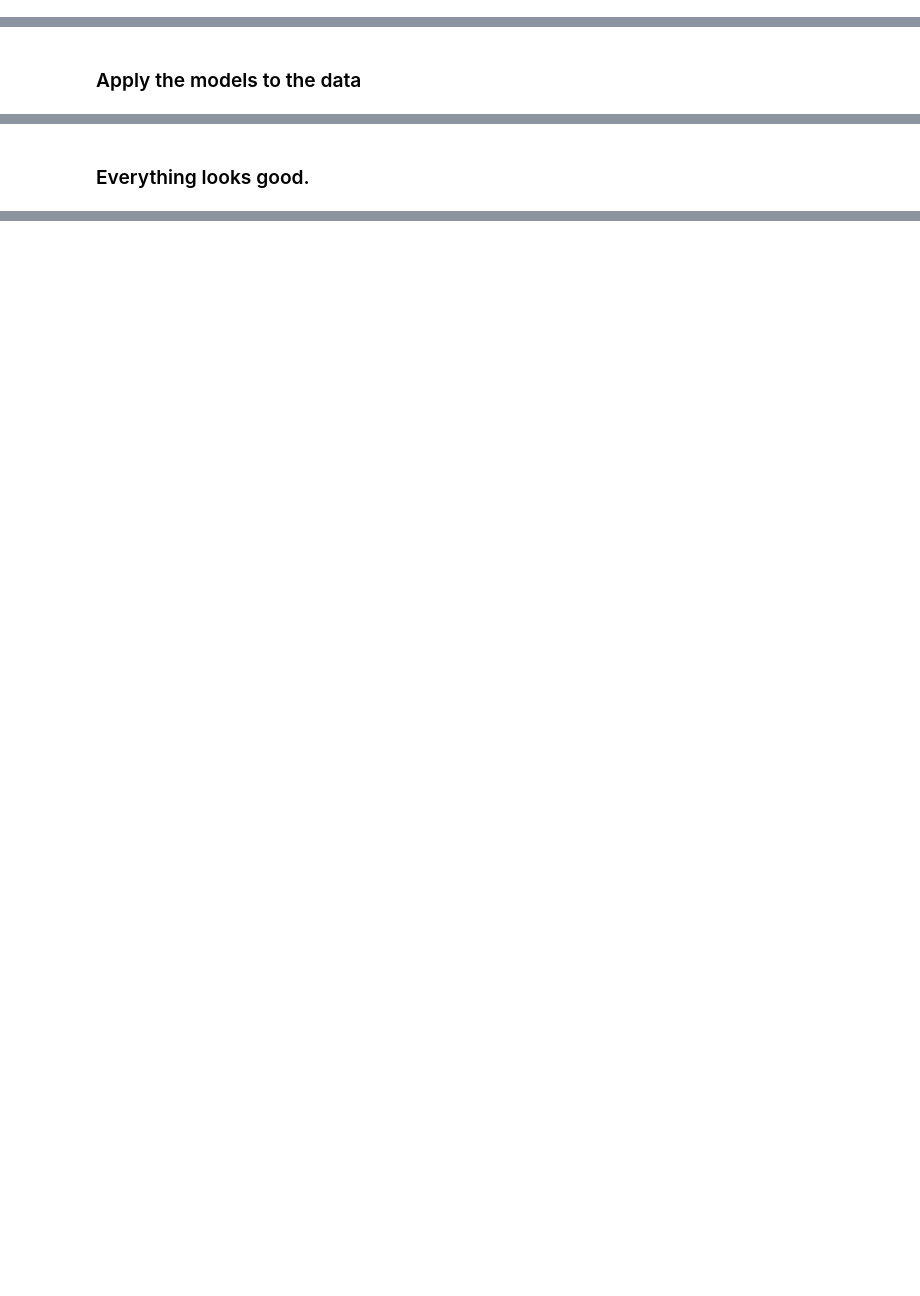
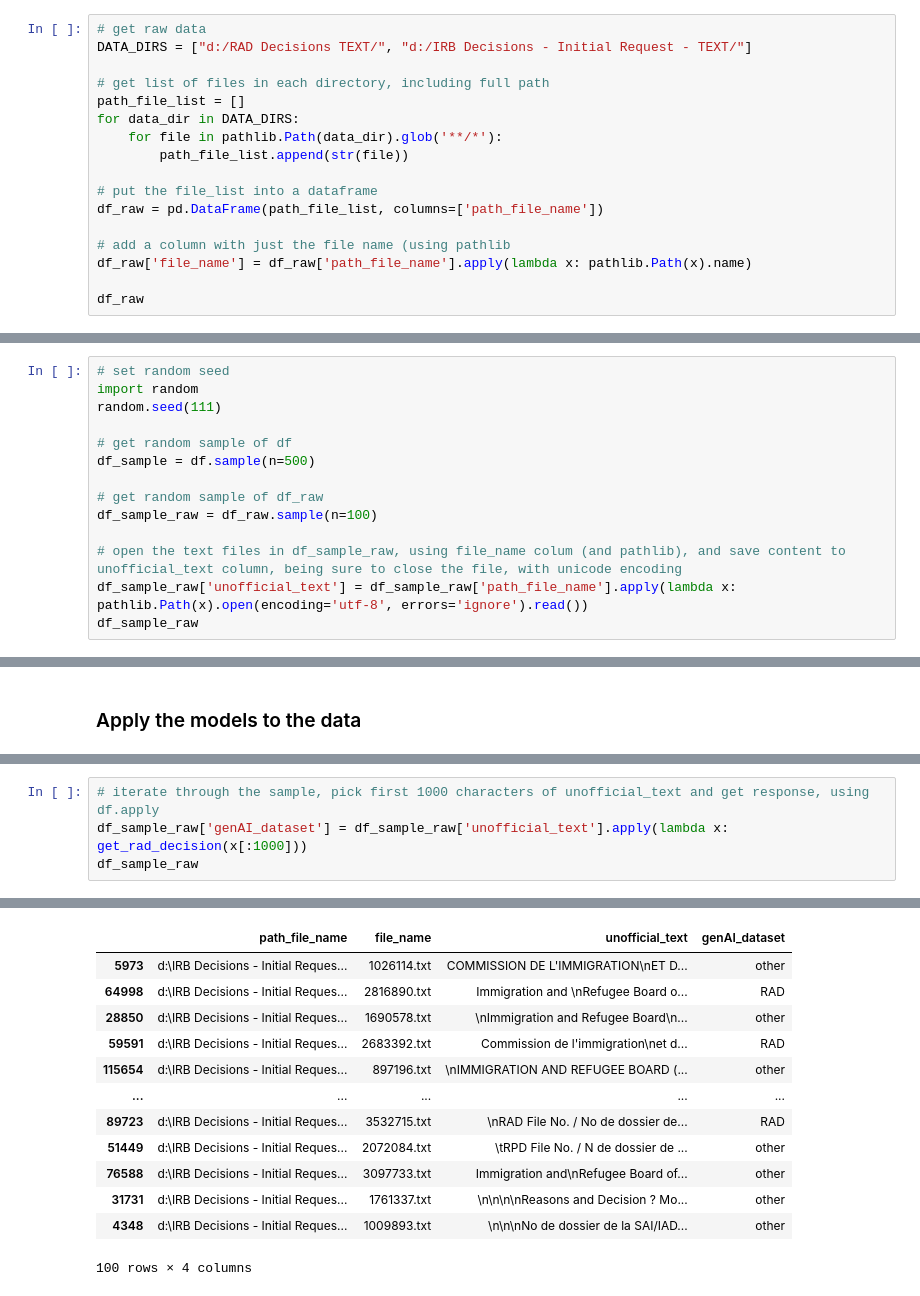
Before and after one commit to Refugee-Law-Lab/rad_bulk_data, a Jupyter notebook: genAI-verification.ipynb, the cells around one changed output, grey strips where cells are left out. Drawn from its saved outputs; the diff is of its cells as text; blank space fills up the shorter version.

Commit message:
ran verification on raw text

```diff
--- a/genAI-verification.ipynb
+++ b/genAI-verification.ipynb
@@ -81,3 +81,20 @@ df
 | 26382 | MC2-03068 |  | RAD |  | MC2-03068 - Final February 2023.txt | 2023-11-12 | 2023-02-02 | 2023 | ... |
 | 26383 | MC2-03068 |  | RAD |  | MC2-03068tf.txt | 2023-11-12 | 2023-02-02 | 2023 | ... |
 26384 rows × 11 columns
+# %%
+# get raw data
+DATA_DIRS = ["d:/RAD Decisions TEXT/", "d:/IRB Decisions - Initial Request - TEXT/"]
+
+# get list of files in each directory, including full path
+path_file_list = []
+for data_dir in DATA_DIRS:
+    for file in pathlib.Path(data_dir).glob('**/*'):
+        path_file_list.append(str(file))
+
+# put the file_list into a dataframe
+df_raw = pd.DataFrame(path_file_list, columns=['path_file_name'])
+
+# add a column with just the file name (using pathlib
+df_raw['file_name'] = df_raw['path_file_name'].apply(lambda x: pathlib.Path(x).name)
+
+df_raw
@@ -107,0 +117,14 @@ df_sample
+# %%
+# set random seed
+import random
+random.seed(111)
+
+# get random sample of df
+df_sample = df.sample(n=500)
+
+# get random sample of df_raw
+df_sample_raw = df_raw.sample(n=100)
+
+# open the text files in df_sample_raw, using file_name colum (and pathlib), and save content to unofficial_text column, being sure to close the file, with unicode encoding
+df_sample_raw['unofficial_text'] = df_sample_raw['path_file_name'].apply(lambda x: pathlib.Path(x).open(encoding='utf-8', errors='ignore').read())
+df_sample_raw
@@ -260,2 +163,5 @@ get_rad_decision(case_excerpt[:1000])
-# %% [markdown]
-### Everything looks good.
+# %%
+# iterate through the sample, pick first 1000 characters of unofficial_text and get response, using df.apply
+df_sample_raw['genAI_dataset'] = df_sample_raw['unofficial_text'].apply(lambda x: get_rad_decision(x[:1000]))
+df_sample_raw
+# %% [output]
@@ -261,0 +186,13 @@ get_rad_decision(case_excerpt[:1000])
+|  | path_file_name | file_name | unofficial_text | genAI_dataset |
+| 5973 | d:\IRB Decisions - Initial Reques... | 1026114.txt | COMMISSION DE L'IMMIGRATION\nET D... | other |
+| 64998 | d:\IRB Decisions - Initial Reques... | 2816890.txt | Immigration and \nRefugee Board o... | RAD |
+| 28850 | d:\IRB Decisions - Initial Reques... | 1690578.txt | \nImmigration and Refugee Board\n... | other |
+| 59591 | d:\IRB Decisions - Initial Reques... | 2683392.txt | Commission de l'immigration\net d... | RAD |
+| 115654 | d:\IRB Decisions - Initial Reques... | 897196.txt | \nIMMIGRATION AND REFUGEE BOARD (... | other |
+| ... | ... | ... | ... | ... |
+| 89723 | d:\IRB Decisions - Initial Reques... | 3532715.txt | \nRAD File No. / No de dossier de... | RAD |
+| 51449 | d:\IRB Decisions - Initial Reques... | 2072084.txt | \tRPD File No. / N de dossier de ... | other |
+| 76588 | d:\IRB Decisions - Initial Reques... | 3097733.txt | Immigration and\nRefugee Board of... | other |
+| 31731 | d:\IRB Decisions - Initial Reques... | 1761337.txt | \n\n\n\nReasons and Decision ? Mo... | other |
+| 4348 | d:\IRB Decisions - Initial Reques... | 1009893.txt | \n\n\nNo de dossier de la SAI/IAD... | other |
+100 rows × 4 columns
```
Also changed, not shown: parts of 18 cells of this notebook.
